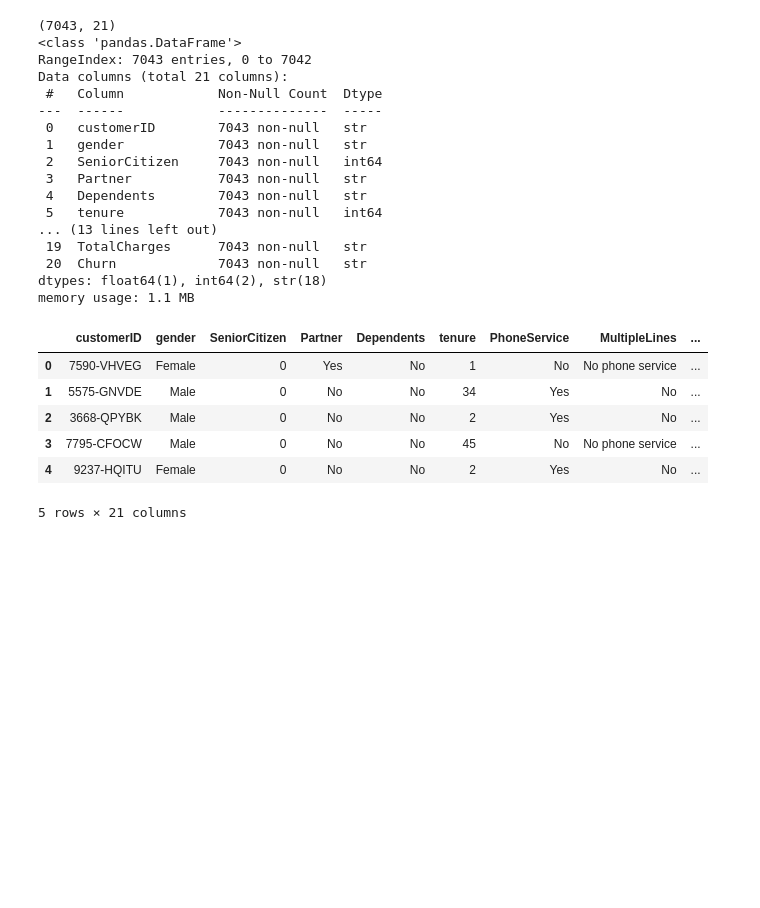
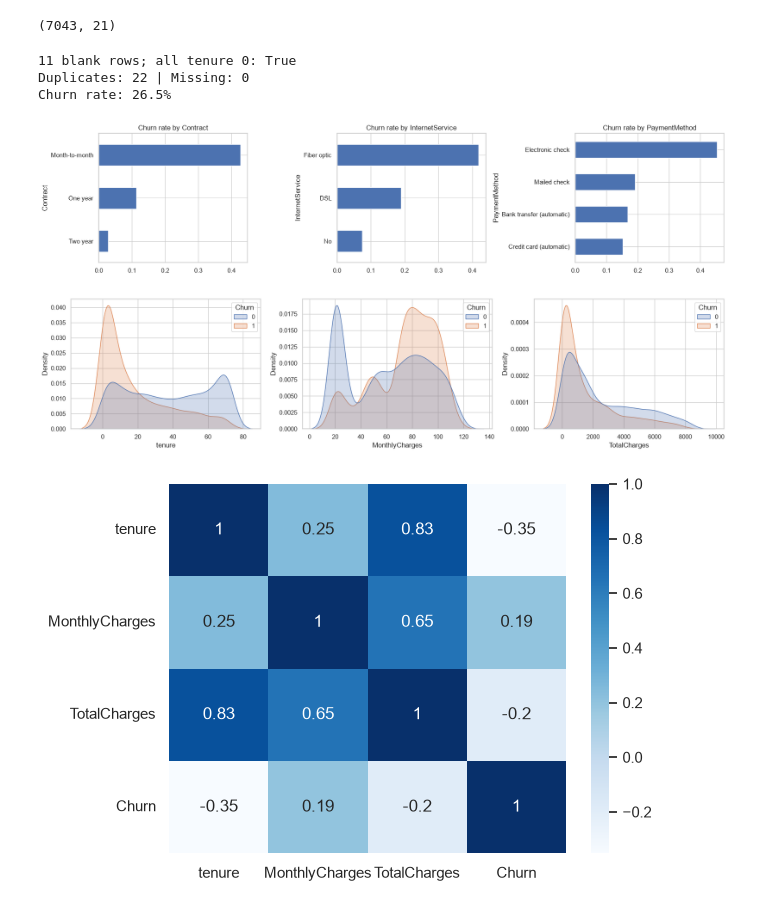
Before and after one commit to PrabhuPradhan98/Master-Project, a Jupyter notebook: Code.ipynb, the cells around one changed output. Cells and saved outputs as stored; diff of their text form; code cells hidden in the pictures; blank space fills up the shorter version.

Commit message:
Add data cleaning, EDA and train/test split with preprocessing pipeline

```diff
--- a/Code.ipynb
+++ b/Code.ipynb
@@ -30,33 +45,46 @@ C:\Users\prabh\Documents\Master-Project
 # %%
-import pandas as pd
-import numpy as np
-
+csv_name = "WA_Fn-UseC_-Telco-Customer-Churn.csv"
+if not os.path.exists(csv_name):
+    import kagglehub, shutil
+    path = kagglehub.dataset_download("blastchar/telco-customer-churn")
+    shutil.copy(os.path.join(path, csv_name), csv_name)
 df = pd.read_csv(csv_name)
-print(df.shape)        # (7043, 21)
-df.info()
-df.head()
+print(df.shape)
 # %% [output]
 (7043, 21)
-<class 'pandas.DataFrame'>
-RangeIndex: 7043 entries, 0 to 7042
-Data columns (total 21 columns):
- #   Column            Non-Null Count  Dtype
----  ------            --------------  -----
- 0   customerID        7043 non-null   str
- 1   gender            7043 non-null   str
- 2   SeniorCitizen     7043 non-null   int64
- 3   Partner           7043 non-null   str
- 4   Dependents        7043 non-null   str
- 5   tenure            7043 non-null   int64
-... (13 lines left out)
- 19  TotalCharges      7043 non-null   str
- 20  Churn             7043 non-null   str
-dtypes: float64(1), int64(2), str(18)
-memory usage: 1.1 MB
-|  | customerID | gender | SeniorCitizen | Partner | Dependents | tenure | PhoneService | MultipleLines | ... |
-| 0 | 7590-VHVEG | Female | 0 | Yes | No | 1 | No | No phone service | ... |
-| 1 | 5575-GNVDE | Male | 0 | No | No | 34 | Yes | No | ... |
-| 2 | 3668-QPYBK | Male | 0 | No | No | 2 | Yes | No | ... |
-| 3 | 7795-CFOCW | Male | 0 | No | No | 45 | No | No phone service | ... |
-| 4 | 9237-HQITU | Female | 0 | No | No | 2 | Yes | No | ... |
-5 rows × 21 columns
+# %%
+#cleaning
+df["TotalCharges"] = pd.to_numeric(df["TotalCharges"], errors="coerce")
+missing = df[df["TotalCharges"].isna()]
+print(len(missing), "blank rows; all tenure 0:", bool((missing["tenure"] == 0).all()))
+df.loc[df["TotalCharges"].isna(), "TotalCharges"] = 0.0
+
+customer_ids = df["customerID"].copy()
+df = df.drop(columns="customerID")
+df["Churn"] = (df["Churn"] == "Yes").astype(int)
+
+print("Duplicates:", df.duplicated().sum(), "| Missing:", int(df.isna().sum().sum()))
+print(f"Churn rate: {df['Churn'].mean():.1%}")
+# %% [output]
+11 blank rows; all tenure 0: True
+Duplicates: 22 | Missing: 0
+Churn rate: 26.5%
+# %%
+#EDA
+fig, ax = plt.subplots(1, 3, figsize=(17, 4))
+for a, col in zip(ax, ["Contract", "InternetService", "PaymentMethod"]):
+    df.groupby(col)["Churn"].mean().sort_values().plot.barh(ax=a)
+    a.set_title(f"Churn rate by {col}")
+plt.tight_layout(); plt.savefig("figures/eda_categories.png", dpi=150); plt.show()
+
+fig, ax = plt.subplots(1, 3, figsize=(17, 4))
+for a, col in zip(ax, ["tenure", "MonthlyCharges", "TotalCharges"]):
+    sns.kdeplot(data=df, x=col, hue="Churn", common_norm=False, fill=True, ax=a)
+plt.tight_layout(); plt.savefig("figures/eda_numeric.png", dpi=150); plt.show()
+
+sns.heatmap(df[["tenure", "MonthlyCharges", "TotalCharges", "Churn"]].corr(), annot=True, cmap="Blues")
+plt.savefig("figures/eda_corr.png", dpi=150); plt.show()
+# %% [output]
+[figure, added]
+[figure, added]
+[figure, added]
```
Also changed, not shown: parts of 3 cells of this notebook, 3 other files.
